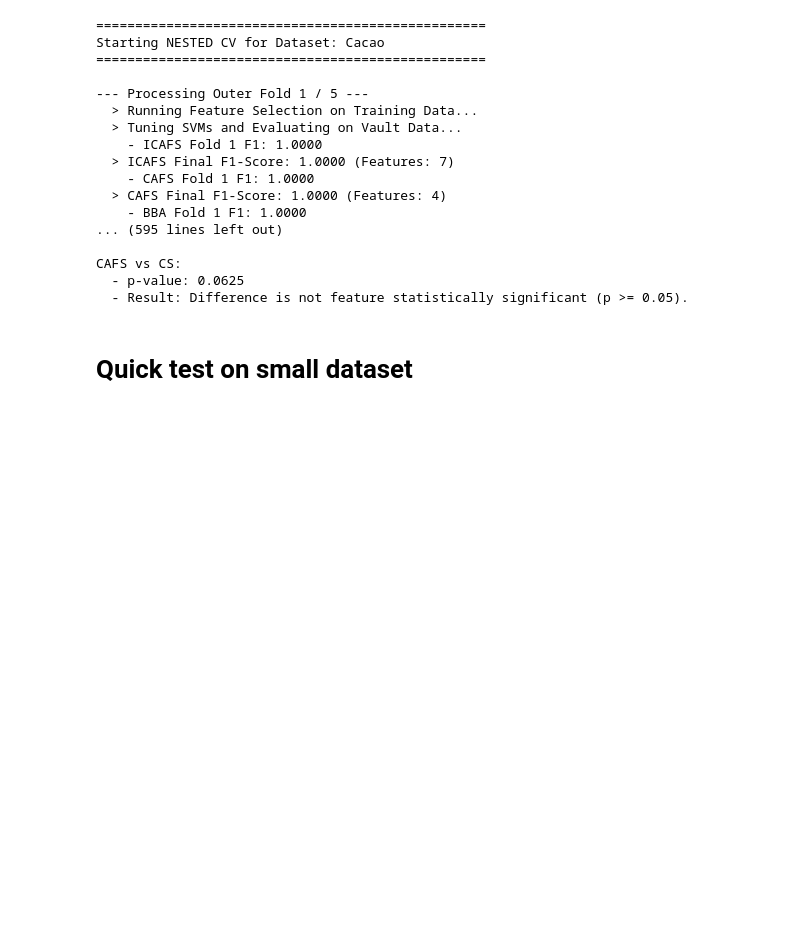
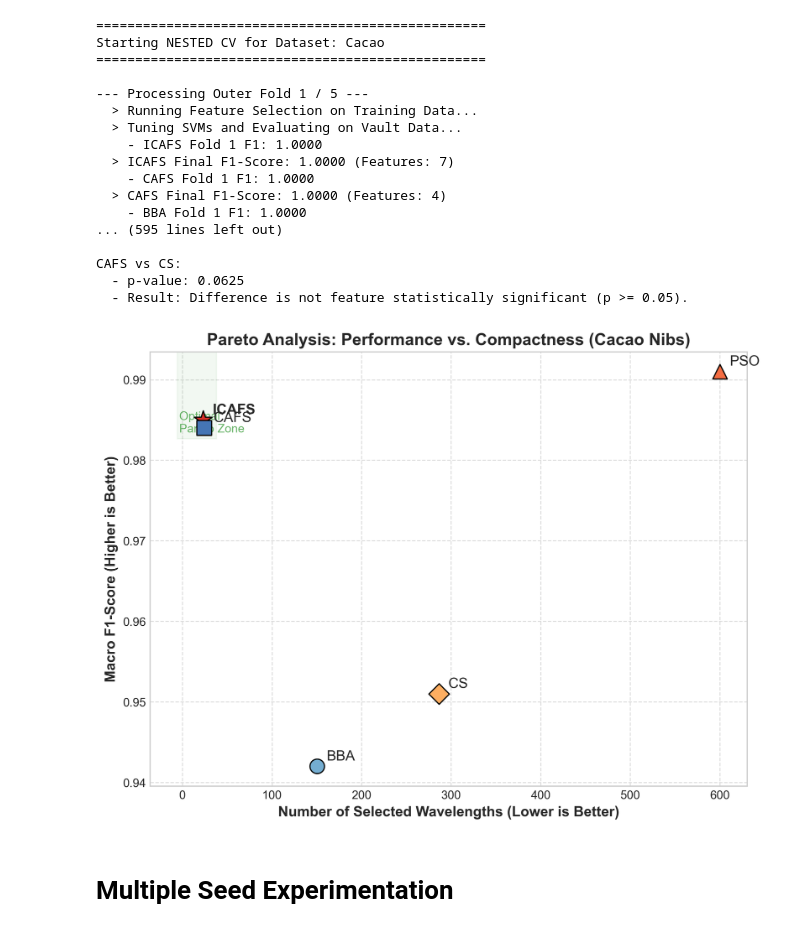
Before and after one commit to mikefixer/icafs, a Jupyter notebook: notebookes/icafs_parallel_master_pipeline_experimentation.ipynb, the cells around one changed output. Drawn from its saved outputs; the diff is of its cells as text; code cells hidden in the pictures; blank space fills up the shorter version.

```diff
--- a/notebookes/icafs_parallel_master_pipeline_experimentation.ipynb
+++ b/notebookes/icafs_parallel_master_pipeline_experimentation.ipynb
@@ -509,7 +638,60 @@ Starting NESTED CV for Dataset: Cacao
 CAFS vs CS:
   - p-value: 0.0625
   - Result: Difference is not feature statistically significant (p >= 0.05).
-# %% [markdown]
-# Quick test on small dataset
+# %%
+import matplotlib.pyplot as plt
+import numpy as np
+
+# 1. INPUT YOUR DATA HERE (Example using hypothetical Cacao Nibs numbers)
+# Replace these arrays with the exact numbers from your CSVs for one dataset
+algorithms = ['ICAFS', 'CAFS', 'BBA', 'PSO', 'CS']
+feature_counts = [23.2, 24.3, 150.5, 600.2, 286.4]  # X-axis data
+f1_scores = [0.9850, 0.9840, 0.9420, 0.9910, 0.9510] # Y-axis data
+
+# Define professional colors and markers for IEEE
+colors = ['#d73027', '#4575b4', '#74add1', '#f46d43', '#fdae61']
+markers = ['*', 's', 'o', '^', 'D']
+
+# 2. CREATE THE PLOT
+plt.figure(figsize=(8, 6), dpi=300) # High DPI for publication quality
+plt.style.use('seaborn-v0_8-whitegrid')
+
+# Plot each algorithm
+for i in range(len(algorithms)):
+    # Make ICAFS visually pop by making its marker larger
+    size = 250 if algorithms[i] == 'ICAFS' else 150
+    plt.scatter(feature_counts[i], f1_scores[i],
+                color=colors[i], marker=markers[i], s=size,
+                edgecolor='black', linewidth=1, label=algorithms[i], zorder=3)
+
+    # Add text labels slightly offset from the points
+    plt.annotate(algorithms[i],
+                 (feature_counts[i], f1_scores[i]),
+                 xytext=(8, 5),
+                 textcoords='offset points',
+                 fontsize=12,
+                 fontweight='bold' if algorithms[i] == 'ICAFS' else 'normal')
+
+# 3. FORMATTING THE AXES
+plt.xlabel('Number of Selected Wavelengths (Lower is Better)', fontsize=12, fontweight='bold')
+plt.ylabel('Macro F1-Score (Higher is Better)', fontsize=12, fontweight='bold')
+plt.title('Pareto Analysis: Performance vs. Compactness (Cacao Nibs)', fontsize=14, fontweight='bold')
+
+# Draw a subtle shaded box in the top-left to highlight the "Optimal Zone"
+xmin, xmax = plt.xlim()
+ymin, ymax = plt.ylim()
+plt.axvspan(xmin, min(feature_counts) + 15, ymin=0.8, ymax=1, color='green', alpha=0.05, zorder=1)
+plt.text(xmin + 2, ymax - 0.01, 'Optimal\nPareto Zone', color='green', fontsize=10, alpha=0.6, zorder=2)
+
+plt.grid(True, linestyle='--', alpha=0.7, zorder=0)
+plt.tight_layout()
+
+# 4. SAVE FOR IEEE PUBLICATION
+plt.savefig('pareto_plot_cacao.png', format='png', bbox_inches='tight')
+plt.show()
+# %% [output]
+[figure, added]
+# %% [markdown]
+# Multiple Seed Experimentation
 # %%
 #datasets = [[df_x_cacao, y_cacao, "Cacao "],[meat_x, y_meat, "Meat"],[olive_x, y_olive, "Olive"],[fruits_pures_x, y_fruit_puree, "Fruit Puree Dataset"],[cis_x,y_cis, "CIS"],[algarrobo_x, y_algarrobo, "Algarrobo"]]
```
Also changed, not shown: parts of 4 cells of this notebook.
